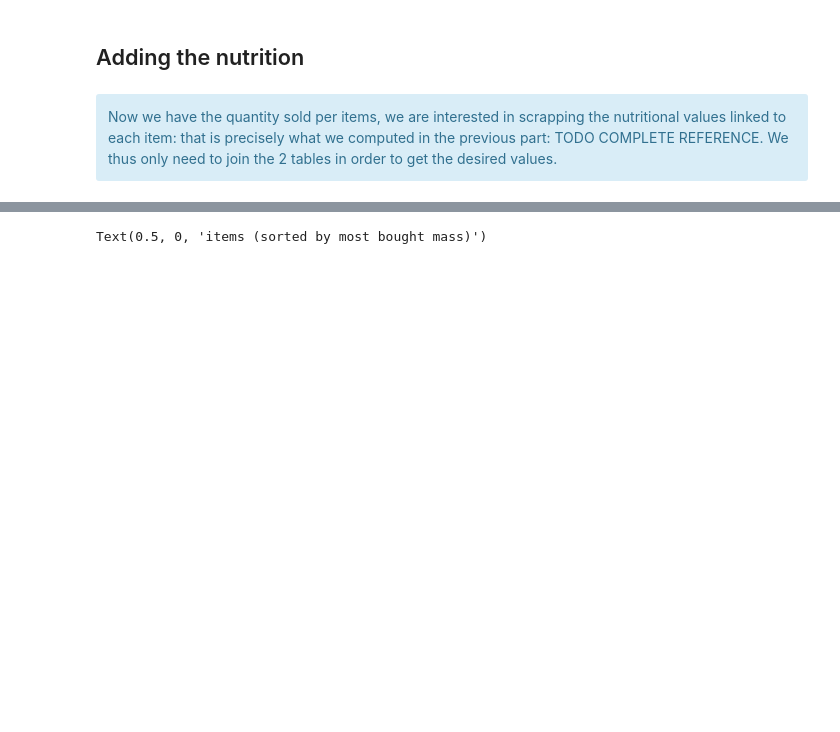
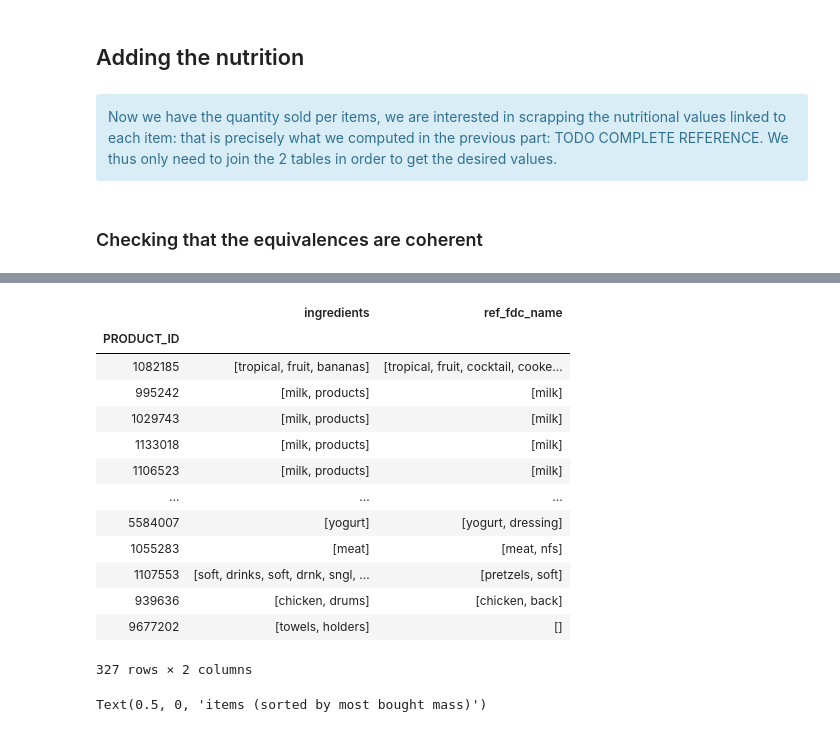
Before and after one commit to raphaelreiss/ADA_project, a Jupyter notebook: src/TermProject.ipynb, the cells around one changed output, grey strips where cells are left out. Saved outputs shown, nothing was run; the diff lists cells and outputs as text; code cells hidden in the pictures; blank space fills up the shorter version.

```diff
--- a/src/TermProject.ipynb
+++ b/src/TermProject.ipynb
@@ -192,6 +192,8 @@ top4000.sort_values(by = 'TOT_WEIGHT',ascending = False)
 <div class="alert alert-block alert-info">
 Now we have the quantity sold per items, we are interested in scrapping the nutritional values linked to each item: that is precisely what we computed in the previous part: TODO COMPLETE REFERENCE. We thus only need to join the 2 tables in order to get the desired values.
 </div>
+# %% [markdown]
+### Checking that the equivalences are coherent
 # %%
 with open(r"../results/products_with_link_to_nutrients_df.pickle", "rb") as input_file:
     all_nutrition = pickle.load(input_file)
@@ -201,6 +203,24 @@ all_nutrition.head(1)
 |  | CURR_SIZE_OF_PRODUCT | QUANTITY | ingredients | ref_fdc_name | cholesterol | energy | ... |
 | PRODUCT_ID |  |  |  |  |  |  | ... |
 | 1082185 | 40 LB | 30896 | [tropical, fruit, bananas] | [tropical, fruit, cocktail, cooke... | 0.0 | 57.0 | ... |
+# %%
+#we check that the equivalences between the dunnhumby and nutrition articles are ok
+all_nutrition[['ingredients'],['ref_fdc_name']]
+# %% [output]
+|  | ingredients | ref_fdc_name |
+| PRODUCT_ID |  |  |
+| 1082185 | [tropical, fruit, bananas] | [tropical, fruit, cocktail, cooke... |
+| 995242 | [milk, products] | [milk] |
+| 1029743 | [milk, products] | [milk] |
+| 1133018 | [milk, products] | [milk] |
+| 1106523 | [milk, products] | [milk] |
+| ... | ... | ... |
+| 5584007 | [yogurt] | [yogurt, dressing] |
+| 1055283 | [meat] | [meat, nfs] |
+| 1107553 | [soft, drinks, soft, drnk, sngl, ... | [pretzels, soft] |
+| 939636 | [chicken, drums] | [chicken, back] |
+| 9677202 | [towels, holders] | [] |
+327 rows × 2 columns
 # %%
 top4000 = top4000.join(all_nutrition,how = 'inner',on = 'PRODUCT_ID',lsuffix = '_l')\
         .drop(columns = ['QUANTITY_l'])
```
Also changed, not shown: 6 other files.
